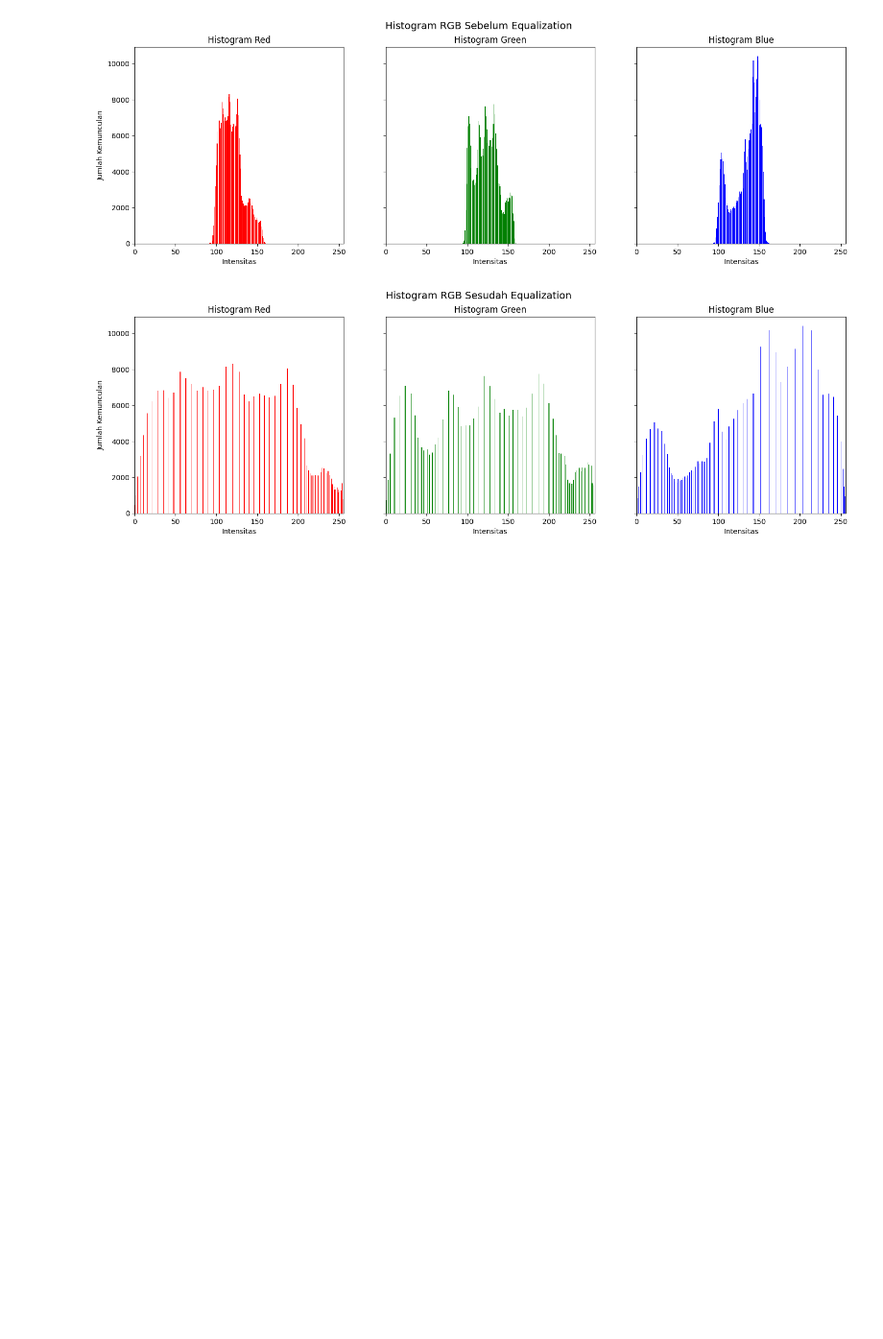
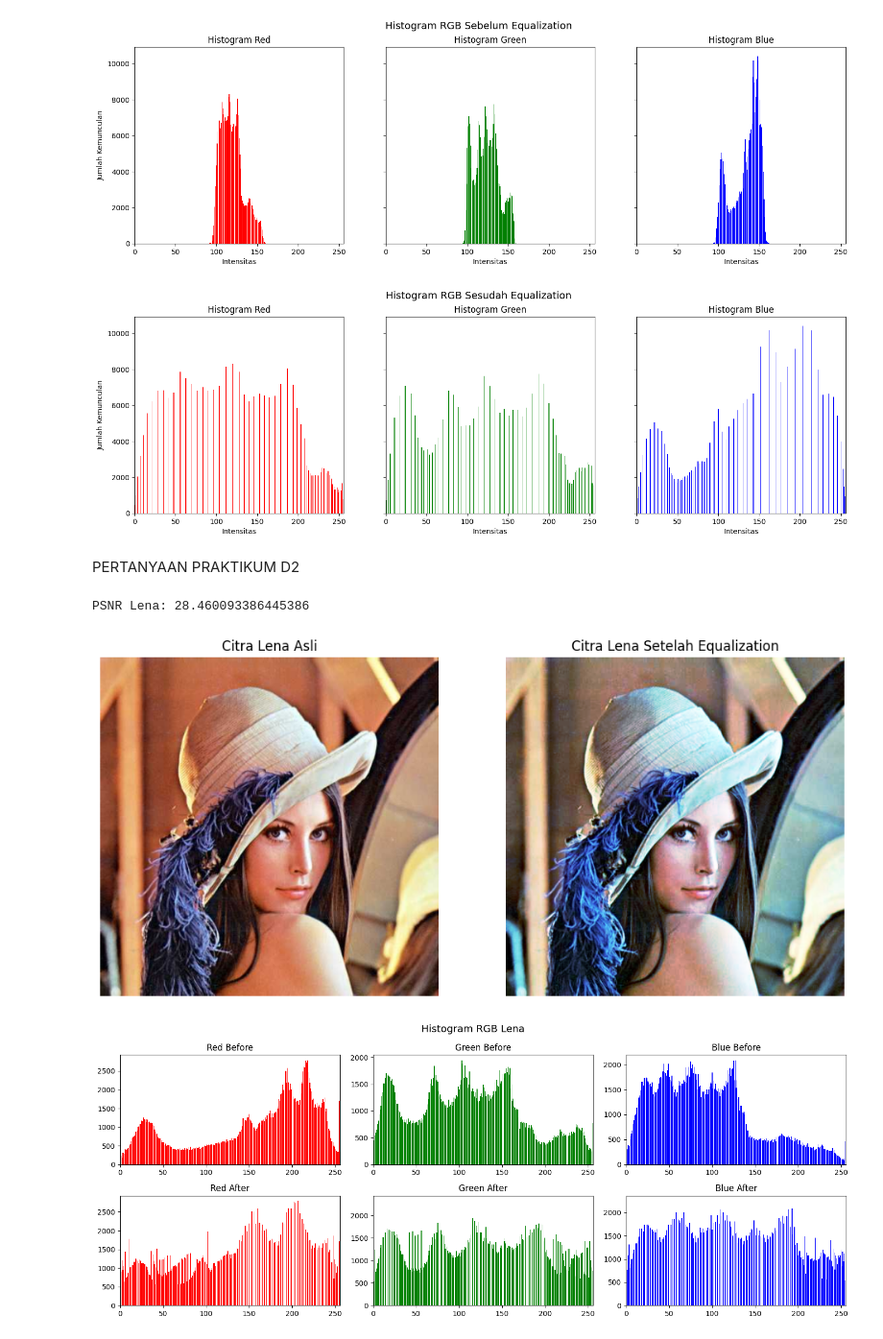
Before and after one commit to AJULUMEL/PCVK25_3F_07, a Jupyter notebook: WEEK5_07.ipynb, the cells around one changed output. Shown at 96% size. Cells and saved outputs as stored; diff of their text form; code cells hidden in the pictures; blank space fills up the shorter version.

Commit message:
P5_PertanyaanD2_07

```diff
--- a/WEEK5_07.ipynb
+++ b/WEEK5_07.ipynb
@@ -211,3 +211,69 @@ plot_histogram_subplot(img_eq, "Histogram RGB Sesudah Equalization")
 [figure]
 [figure]
 [figure]
+# %% [markdown]
+PERTANYAAN PRAKTIKUM D2
+# %%
+# =====================================================
+# Fungsi bantu: hitung PSNR
+# =====================================================
+def psnr(img1, img2):
+    mse = np.mean((img1 - img2) ** 2)
+    if mse == 0:
+        return float('inf')
+    PIXEL_MAX = 255.0
+    return 10 * np.log10((PIXEL_MAX ** 2) / mse)
+
+# =====================================================
+# 1. PERBANDINGAN CITRA LENA
+# =====================================================
+# Baca citra lena
+img = cv.imread("/content/drive/MyDrive/Colab Notebooks/Pertemuan 5/lena.jpg")
+b, g, r = cv.split(img)
+
+# Equalization tiap channel
+b_eq = cv.equalizeHist(b)
+g_eq = cv.equalizeHist(g)
+r_eq = cv.equalizeHist(r)
+
+# Gabungkan
+img_eq = cv.merge((b_eq, g_eq, r_eq))
+
+# Hitung PSNR
+psnr_value = psnr(img, img_eq)
+print("PSNR Lena:", psnr_value)
+
+# Tampilkan citra
+plt.figure(figsize=(12,6))
+plt.subplot(1,2,1), plt.imshow(cv.cvtColor(img, cv.COLOR_BGR2RGB))
+plt.title("Citra Lena Asli"), plt.axis("off")
+plt.subplot(1,2,2), plt.imshow(cv.cvtColor(img_eq, cv.COLOR_BGR2RGB))
+plt.title("Citra Lena Setelah Equalization"), plt.axis("off")
+plt.show()
+
+# Histogram RGB Before vs After (2x3 layout)
+colors = ('r','g','b')
+channel_names = ('Red','Green','Blue')
+channels_before = [r, g, b]
+channels_after = [r_eq, g_eq, b_eq]
+
+fig, axs = plt.subplots(2, 3, figsize=(15,6))
+fig.suptitle("Histogram RGB Lena", fontsize=14)
+
+for i, (chan_before, chan_after, col, name) in enumerate(zip(channels_before, channels_after, colors, channel_names)):
+    hist_before = cv.calcHist([chan_before],[0],None,[256],[0,256])
+    axs[0,i].bar(np.arange(256), hist_before.ravel(), color=col)
+    axs[0,i].set_title(f"{name} Before")
+    axs[0,i].set_xlim([0,256])
+
+    hist_after = cv.calcHist([chan_after],[0],None,[256],[0,256])
+    axs[1,i].bar(np.arange(256), hist_after.ravel(), color=col)
+    axs[1,i].set_title(f"{name} After")
+    axs[1,i].set_xlim([0,256])
+
+plt.tight_layout()
+plt.show()
+# %% [output]
+PSNR Lena: 28.460093386445386
+[figure, added]
+[figure, added]
```
Also changed, not shown: parts of 2 cells of this notebook.
